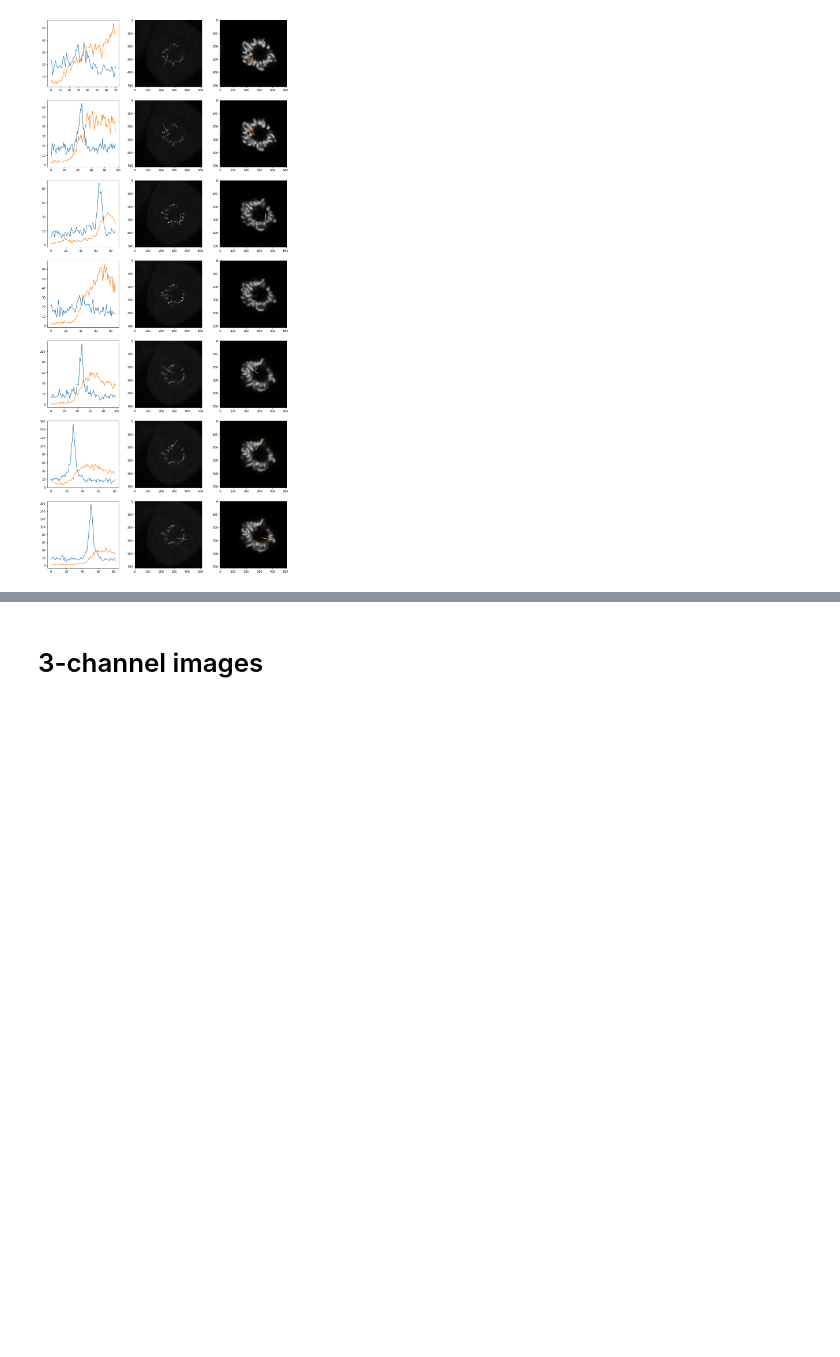
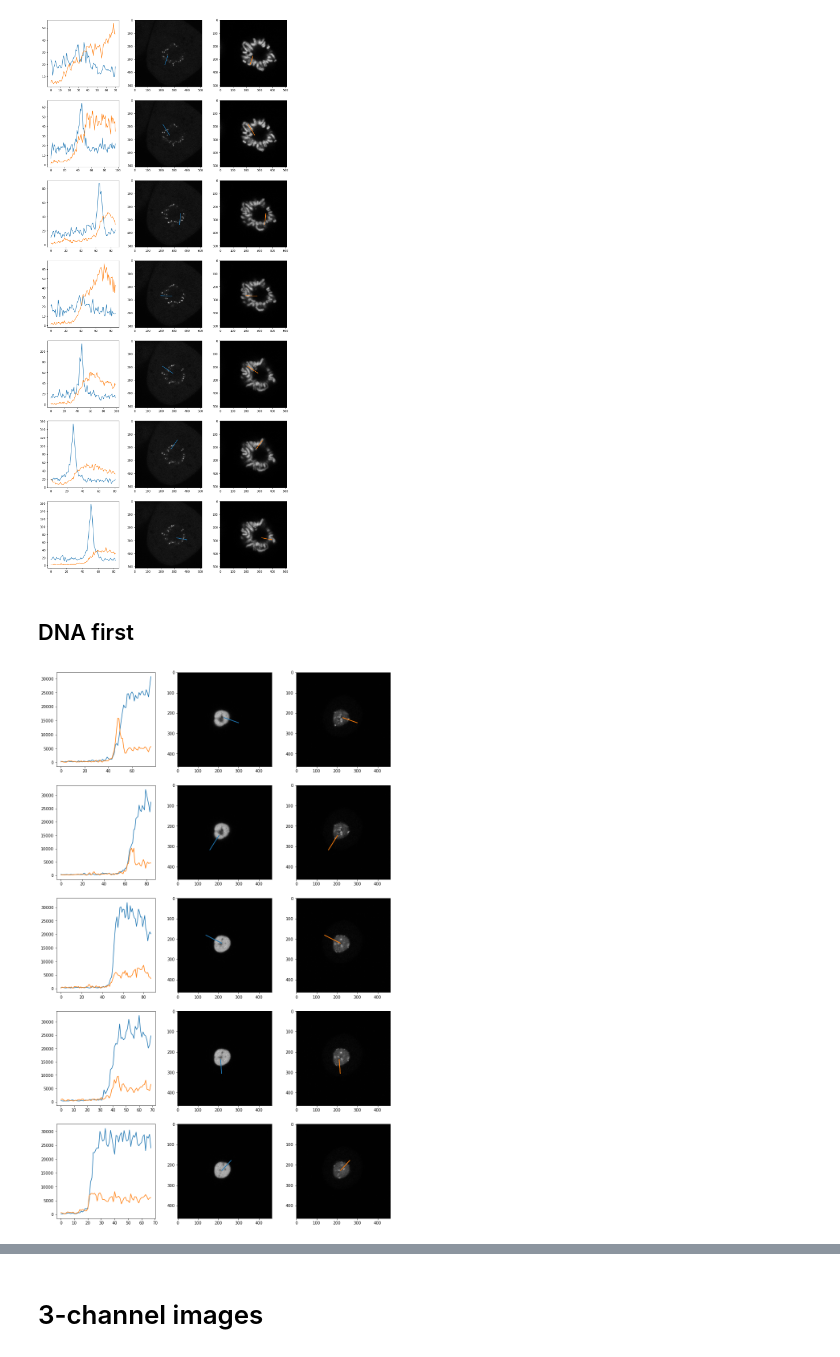
Before and after one commit to cchlanger/linescan_tool, a Jupyter notebook: test_vis.ipynb, the cells around one changed output, grey strips where cells are left out. Saved outputs shown, nothing was run; the diff lists cells and outputs as text; code cells hidden in the pictures; blank space fills up the shorter version.

```diff
--- a/test_vis.ipynb
+++ b/test_vis.ipynb
@@ -51,3 +53,5 @@ vis_tools.plot_line_profiles(
 # %% [output]
 WARNING:tifffile.tifffile:TiffPage 0: TypeError: read_bytes() missing 3 required positional arguments: 'dtype', 'count', and 'offsetsize'
 [figure]
+# %% [markdown]
+## DNA first
@@ -53,0 +60,32 @@ WARNING:tifffile.tifffile:TiffPage 0: TypeError: read_bytes() missing 3 required
+# %%
+rois = [
+    str(Path.home())
+    + "/gerlich/members/ThejaswiNagaraju/Surface Targetting of CENPA- For Christoph/AluI digest-cell1_ROI.zip",
+    str(Path.home())
+    + "/gerlich/members/ThejaswiNagaraju/Surface Targetting of CENPA- For Christoph/ROI-AluI digest-cell2.zip",
+    str(Path.home())
+    + "/gerlich/members/ThejaswiNagaraju/Surface Targetting of CENPA- For Christoph/ROI-AluI digest-cell3.zip",
+    str(Path.home())
+    + "/gerlich/members/ThejaswiNagaraju/Surface Targetting of CENPA- For Christoph/ROI-AluI digest-cell4.zip",
+    str(Path.home())
+    + "/gerlich/members/ThejaswiNagaraju/Surface Targetting of CENPA- For Christoph/ROI-AluI digest-cell5.zip",
+]
+# %%
+images = [
+    str(Path.home())
+    + "/gerlich/members/ThejaswiNagaraju/Surface Targetting of CENPA- For Christoph/AluI digest-cell1.tif",
+    str(Path.home())
+    + "/gerlich/members/ThejaswiNagaraju/Surface Targetting of CENPA- For Christoph/AluI digest-cell2.tif",
+    str(Path.home())
+    + "/gerlich/members/ThejaswiNagaraju/Surface Targetting of CENPA- For Christoph/AluI digest-cell3.tif",
+    str(Path.home())
+    + "/gerlich/members/ThejaswiNagaraju/Surface Targetting of CENPA- For Christoph/AluI digest-cell4.tif",
+    str(Path.home())
+    + "/gerlich/members/ThejaswiNagaraju/Surface Targetting of CENPA- For Christoph/AluI digest-cell5.tif",
+]
+# %%
+vis_tools.plot_line_profiles(
+    images[0], rois[0], number_of_channels=2, disp_channels=[0,1]
+)
+# %% [output]
+[figure, added]
```
Also changed, not shown: parts of 10 cells of this notebook.
